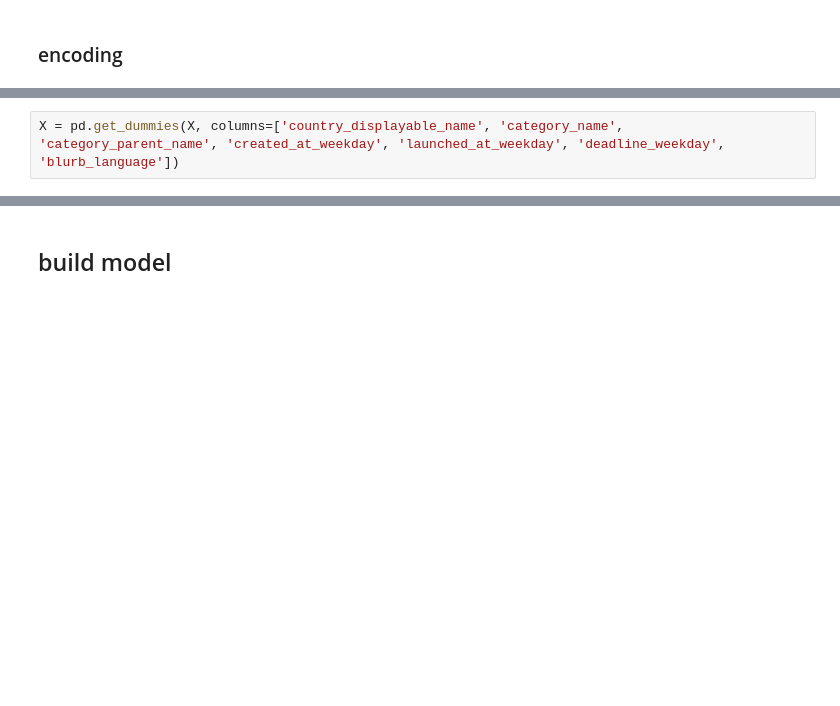
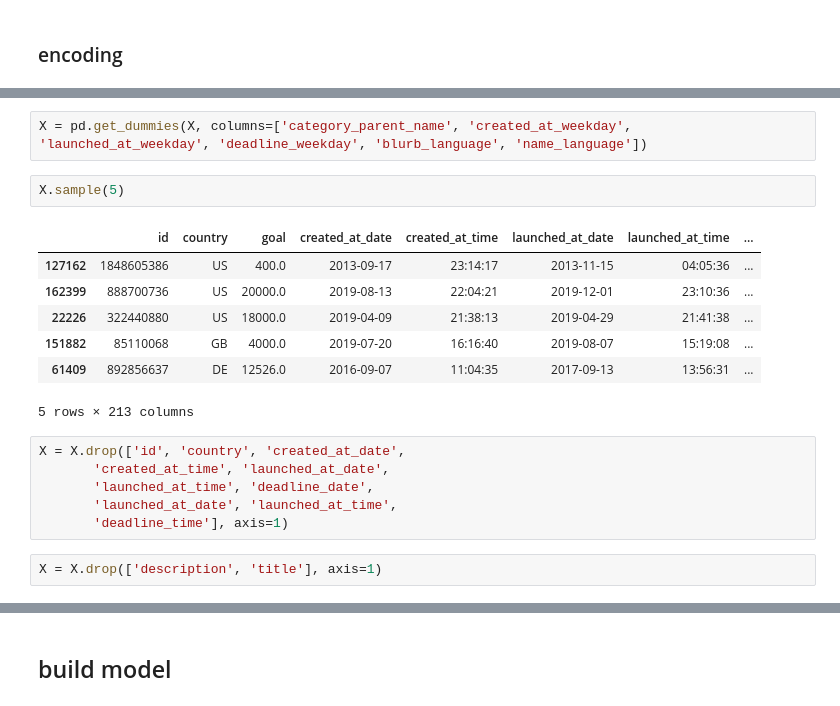
Before and after one commit to nicolerichter1989/kickstarter, a Jupyter notebook: kickstarter_project.ipynb, the cells around one changed output, grey strips where cells are left out. Drawn from its saved outputs; the diff is of its cells as text; blank space fills up the shorter version.

```diff
--- a/kickstarter_project.ipynb
+++ b/kickstarter_project.ipynb
@@ -873,5 +849,23 @@ X.sample(5)
 # %%
-X = pd.get_dummies(X, columns=['country_displayable_name', 'category_name', 'category_parent_name', 'created_at_weekday', 'launched_at_weekday', 'deadline_weekday', 'blurb_language'])
+X = pd.get_dummies(X, columns=['category_parent_name', 'created_at_weekday', 'launched_at_weekday', 'deadline_weekday', 'blurb_language', 'name_language'])
+# %%
+X.sample(5)
+# %% [output]
+|  | id | country | goal | created_at_date | created_at_time | launched_at_date | launched_at_time | ... |
+| 127162 | 1848605386 | US | 400.0 | 2013-09-17 | 23:14:17 | 2013-11-15 | 04:05:36 | ... |
+| 162399 | 888700736 | US | 20000.0 | 2019-08-13 | 22:04:21 | 2019-12-01 | 23:10:36 | ... |
+| 22226 | 322440880 | US | 18000.0 | 2019-04-09 | 21:38:13 | 2019-04-29 | 21:41:38 | ... |
+| 151882 | 85110068 | GB | 4000.0 | 2019-07-20 | 16:16:40 | 2019-08-07 | 15:19:08 | ... |
+| 61409 | 892856637 | DE | 12526.0 | 2016-09-07 | 11:04:35 | 2017-09-13 | 13:56:31 | ... |
+5 rows × 213 columns
+# %%
+X = X.drop(['id', 'country', 'created_at_date',
+       'created_at_time', 'launched_at_date',
+       'launched_at_time', 'deadline_date',
+       'launched_at_date', 'launched_at_time',
+       'deadline_time'], axis=1)
+# %%
+X = X.drop(['description', 'title'], axis=1)
 # %%
 X.sample(5)
 # %% [output]
```
Also changed, not shown: parts of 37 cells of this notebook.
